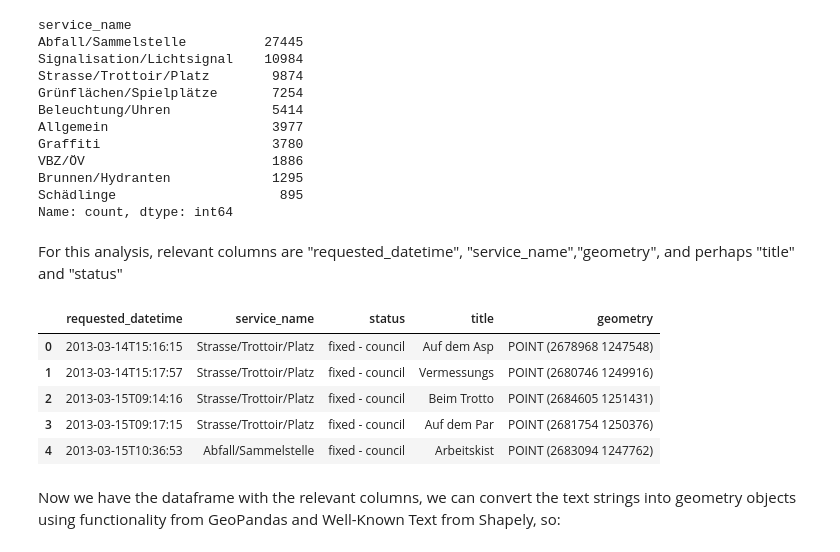
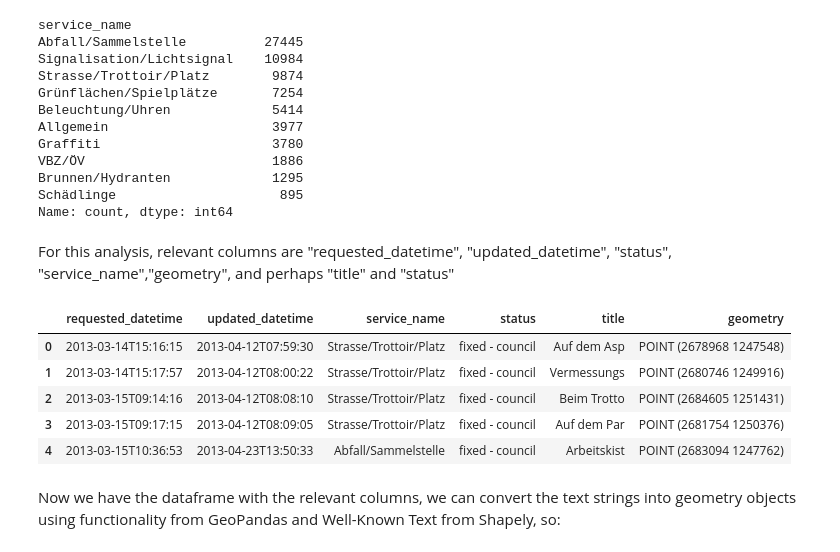
Before and after one commit to dnugent01/zurich-urban-issues, a Jupyter notebook: notebooks/analysis.ipynb, the cells around one changed output. Drawn from its saved outputs; the diff is of its cells as text; code cells hidden in the pictures.

```diff
--- a/notebooks/analysis.ipynb
+++ b/notebooks/analysis.ipynb
@@ -99,18 +99,18 @@ Brunnen/Hydranten             1295
 Schädlinge                     895
 Name: count, dtype: int64
 # %% [markdown]
-For this analysis, relevant columns are "requested_datetime", "service_name","geometry", and perhaps "title" and "status"
+For this analysis, relevant columns are "requested_datetime", "updated_datetime", "status", "service_name","geometry", and perhaps "title" and "status"
 # %%
-cleaned_df = df[["requested_datetime", "service_name","status","title","geometry"]] #creating the new dataset with
+cleaned_df = df[["requested_datetime", "updated_datetime", "service_name","status","title","geometry"]] #creating the new dataset with
 #relevant columns
 cleaned_df.head()
 # %% [output]
-|  | requested_datetime | service_name | status | title | geometry |
-| 0 | 2013-03-14T15:16:15 | Strasse/Trottoir/Platz | fixed - council | Auf dem Asp | POINT (2678968 1247548) |
-| 1 | 2013-03-14T15:17:57 | Strasse/Trottoir/Platz | fixed - council | Vermessungs | POINT (2680746 1249916) |
-| 2 | 2013-03-15T09:14:16 | Strasse/Trottoir/Platz | fixed - council | Beim Trotto | POINT (2684605 1251431) |
-| 3 | 2013-03-15T09:17:15 | Strasse/Trottoir/Platz | fixed - council | Auf dem Par | POINT (2681754 1250376) |
-| 4 | 2013-03-15T10:36:53 | Abfall/Sammelstelle | fixed - council | Arbeitskist | POINT (2683094 1247762) |
+|  | requested_datetime | updated_datetime | service_name | status | title | geometry |
+| 0 | 2013-03-14T15:16:15 | 2013-04-12T07:59:30 | Strasse/Trottoir/Platz | fixed - council | Auf dem Asp | POINT (2678968 1247548) |
+| 1 | 2013-03-14T15:17:57 | 2013-04-12T08:00:22 | Strasse/Trottoir/Platz | fixed - council | Vermessungs | POINT (2680746 1249916) |
+| 2 | 2013-03-15T09:14:16 | 2013-04-12T08:08:10 | Strasse/Trottoir/Platz | fixed - council | Beim Trotto | POINT (2684605 1251431) |
+| 3 | 2013-03-15T09:17:15 | 2013-04-12T08:09:05 | Strasse/Trottoir/Platz | fixed - council | Auf dem Par | POINT (2681754 1250376) |
+| 4 | 2013-03-15T10:36:53 | 2013-04-23T13:50:33 | Abfall/Sammelstelle | fixed - council | Arbeitskist | POINT (2683094 1247762) |
 # %% [markdown]
 Now we have the dataframe with the relevant columns, we can convert the text strings into geometry objects using functionality from GeoPandas and Well-Known Text from Shapely, so:
 # %%
```
Also changed, not shown: parts of 34 cells of this notebook, 3 other files.
